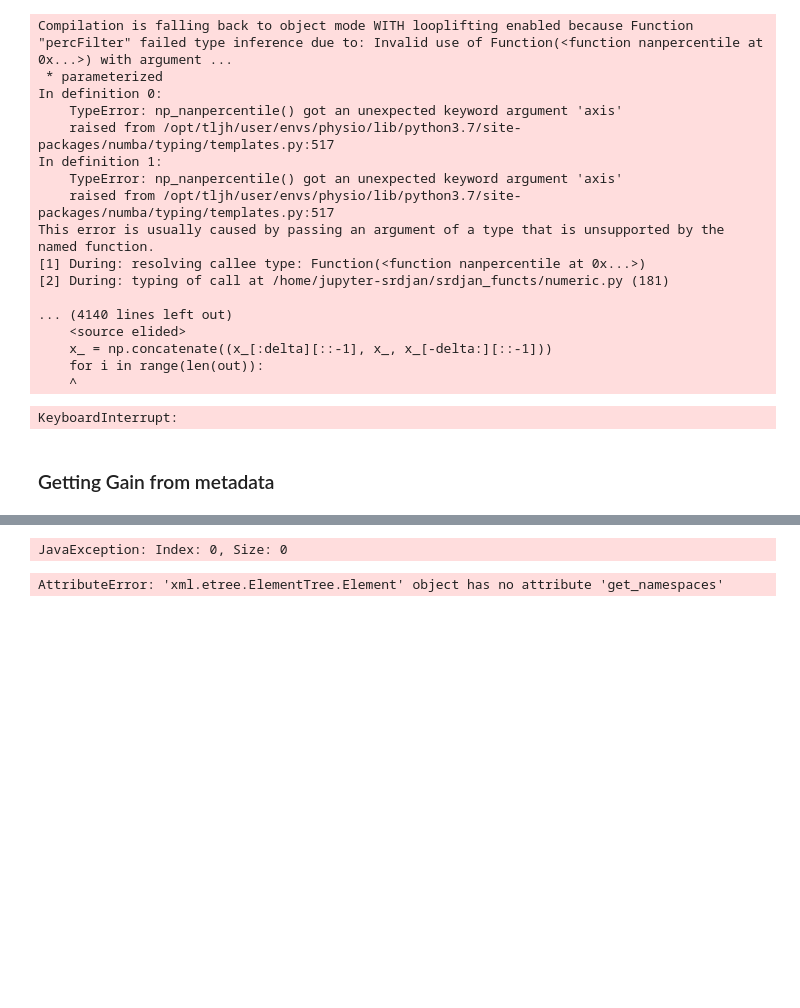
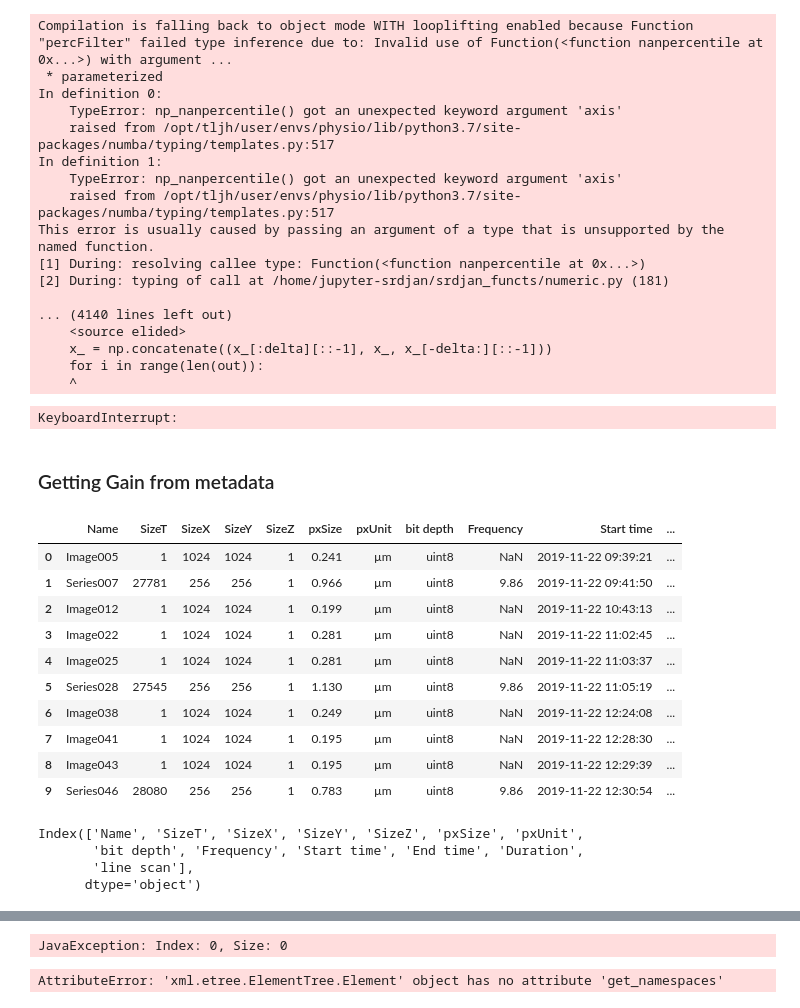
Before and after one commit to szarma/Physio_Ca, a Jupyter notebook: notebooks/read_gain.ipynb, the cells around one changed output, grey strips where cells are left out. Drawn from its saved outputs; the diff is of its cells as text; code cells hidden in the pictures; blank space fills up the shorter version.

```diff
--- a/notebooks/read_gain.ipynb
+++ b/notebooks/read_gain.ipynb
@@ -722,5 +726,21 @@ ax.imshow(rr)
 ax.set_aspect("auto")
 # %% [markdown]
 ### Getting Gain from metadata
+# %%
+rec = Recording("/data/Sandra/2019/2019_11_22/Experiment44a.lif")
+# %%
+rec.metadata
+# %% [output]
+|  | Name | SizeT | SizeX | SizeY | SizeZ | pxSize | pxUnit | bit depth | Frequency | Start time | ... |
+| 0 | Image005 | 1 | 1024 | 1024 | 1 | 0.241 | µm | uint8 | NaN | 2019-11-22 09:39:21 | ... |
+| 1 | Series007 | 27781 | 256 | 256 | 1 | 0.966 | µm | uint8 | 9.86 | 2019-11-22 09:41:50 | ... |
+| 2 | Image012 | 1 | 1024 | 1024 | 1 | 0.199 | µm | uint8 | NaN | 2019-11-22 10:43:13 | ... |
+| 3 | Image022 | 1 | 1024 | 1024 | 1 | 0.281 | µm | uint8 | NaN | 2019-11-22 11:02:45 | ... |
+| 4 | Image025 | 1 | 1024 | 1024 | 1 | 0.281 | µm | uint8 | NaN | 2019-11-22 11:03:37 | ... |
+| 5 | Series028 | 27545 | 256 | 256 | 1 | 1.130 | µm | uint8 | 9.86 | 2019-11-22 11:05:19 | ... |
+| 6 | Image038 | 1 | 1024 | 1024 | 1 | 0.249 | µm | uint8 | NaN | 2019-11-22 12:24:08 | ... |
+| 7 | Image041 | 1 | 1024 | 1024 | 1 | 0.195 | µm | uint8 | NaN | 2019-11-22 12:28:30 | ... |
+| 8 | Image043 | 1 | 1024 | 1024 | 1 | 0.195 | µm | uint8 | NaN | 2019-11-22 12:29:39 | ... |
+| 9 | Series046 | 28080 | 256 | 256 | 1 | 0.783 | µm | uint8 | 9.86 | 2019-11-22 12:30:54 | ... |
 # %%
 rec.parse_metadata()
@@ -726,0 +751,7 @@ rec.parse_metadata()
+# %%
+rec.metadata.columnsumns
+# %% [output]
+Index(['Name', 'SizeT', 'SizeX', 'SizeY', 'SizeZ', 'pxSize', 'pxUnit',
+       'bit depth', 'Frequency', 'Start time', 'End time', 'Duration',
+       'line scan'],
+      dtype='object')
```
Also changed, not shown: parts of 17 cells of this notebook, 3 other files.
